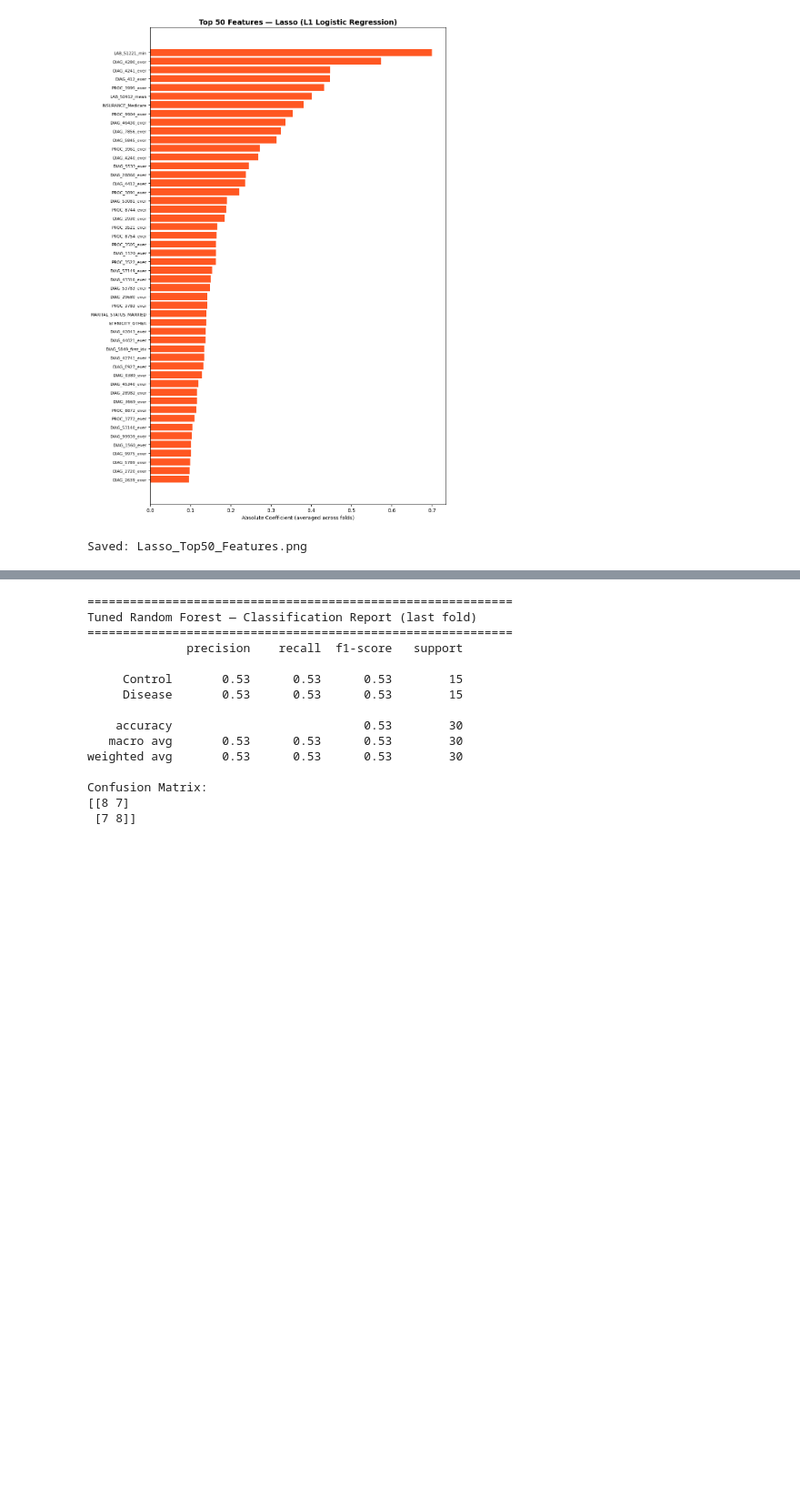
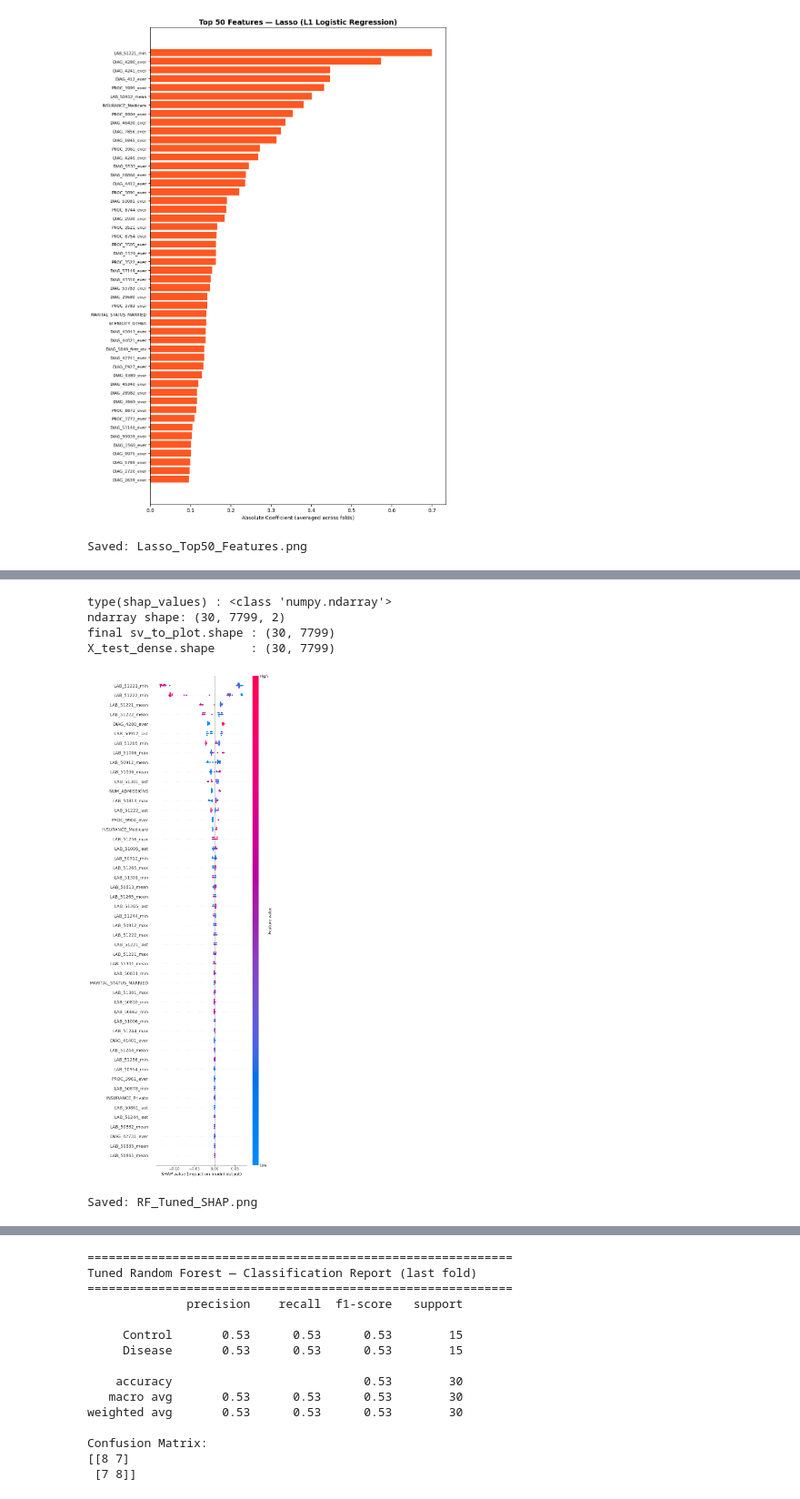
Before and after one commit to SoppingBook/Precision-Medicine-BIOE5860, a Jupyter notebook: Train_DT_LR_RF_Models.ipynb, the cells around one changed output, grey strips where cells are left out. Shown at 91% size. Drawn from its saved outputs; the diff is of its cells as text; code cells hidden in the pictures; blank space fills up the shorter version.

Commit message:
Added SHAP plot for random forest and added the png of that chart to the .gitignore

```diff
--- a/Train_DT_LR_RF_Models.ipynb
+++ b/Train_DT_LR_RF_Models.ipynb
@@ -435 +435,77 @@ print("Saved: RF_Tuned_ROC.png")
 Saved: RF_Tuned_ROC.png
+# %%
+import shap
+
+# --- rebuild last fold cleanly ---
+fold_indices = list(skf.split(X_sparse, y))
+_, test_idx = fold_indices[-1]
+
+X_test_dense = X_sparse[test_idx].toarray().astype(np.float64)
+y_test_fold  = y.iloc[test_idx]
+
+rf_last = rf_tuned_cv['estimator'][-1]
+
+# --- SHAP ---
+rf_explainer = shap.TreeExplainer(
+    rf_last,
+    feature_perturbation="interventional"
+)
+shap_values = rf_explainer.shap_values(X_test_dense, check_additivity=False)
+
+print("type(shap_values) :", type(shap_values))
+
+if isinstance(shap_values, list):
+    print("shapes:", [sv.shape for sv in shap_values])
+    sv_to_plot = shap_values[1]                    # list[1] = class 1
+
+elif isinstance(shap_values, np.ndarray):
+    print("ndarray shape:", shap_values.shape)
+    n_feat = X_test_dense.shape[1]
+
+    if shap_values.ndim == 2:
+        sv_to_plot = shap_values                   # already 2D
+
+    elif shap_values.ndim == 3:
+        # work out which axis is classes (size 2) vs features (size n_feat)
+        if shap_values.shape[2] == n_feat:         # (samples, classes, features)
+            sv_to_plot = shap_values[:, 1, :]
+        elif shap_values.shape[1] == n_feat:       # (samples, features, classes)
+            sv_to_plot = shap_values[:, :, 1]
+        elif shap_values.shape[0] == n_feat:       # (features, samples, classes) — unlikely
+            sv_to_plot = shap_values[:, :, 1].T
+        else:
+            raise ValueError(f"can't map 3D shap shape {shap_values.shape} to features={n_feat}")
+    else:
+        raise ValueError(f"unexpected shap ndim: {shap_values.ndim}")
+
+else:
+    raise TypeError(f"unexpected shap_values type: {type(shap_values)}")
+
+# trim bias column if present
+if sv_to_plot.shape[1] == X_test_dense.shape[1] + 1:
+    print("trimming bias column")
+    sv_to_plot = sv_to_plot[:, :-1]
+
+print("final sv_to_plot.shape :", sv_to_plot.shape)
+print("X_test_dense.shape     :", X_test_dense.shape)
+assert sv_to_plot.shape == X_test_dense.shape, "shapes still mismatched!"
+
+shap.summary_plot(
+    sv_to_plot,
+    X_test_dense,
+    feature_names=feature_cols,
+    max_display=TOP_N,
+    show=False,
+    plot_type="dot"
+)
+plt.tight_layout()
+plt.savefig(r"RF_Tuned_SHAP.png", dpi=150, bbox_inches='tight')
+plt.show()
+print("Saved: RF_Tuned_SHAP.png")
+# %% [output]
+type(shap_values) : <class 'numpy.ndarray'>
+ndarray shape: (30, 7799, 2)
+final sv_to_plot.shape : (30, 7799)
+X_test_dense.shape     : (30, 7799)
+[figure, added]
+Saved: RF_Tuned_SHAP.png
```
Also changed, not shown: parts of 8 cells of this notebook, 1 other file.
